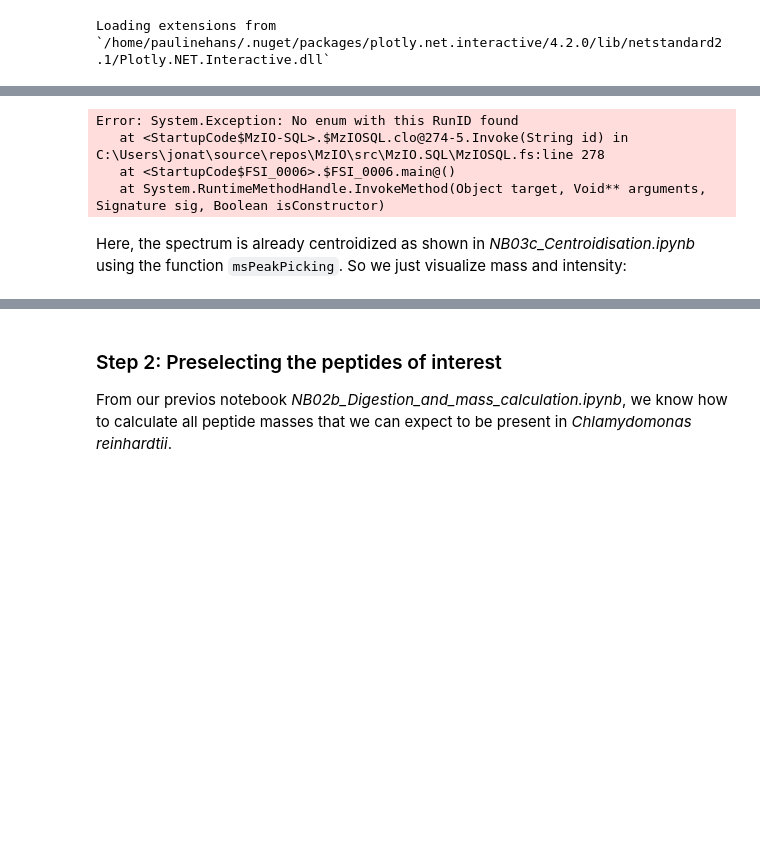
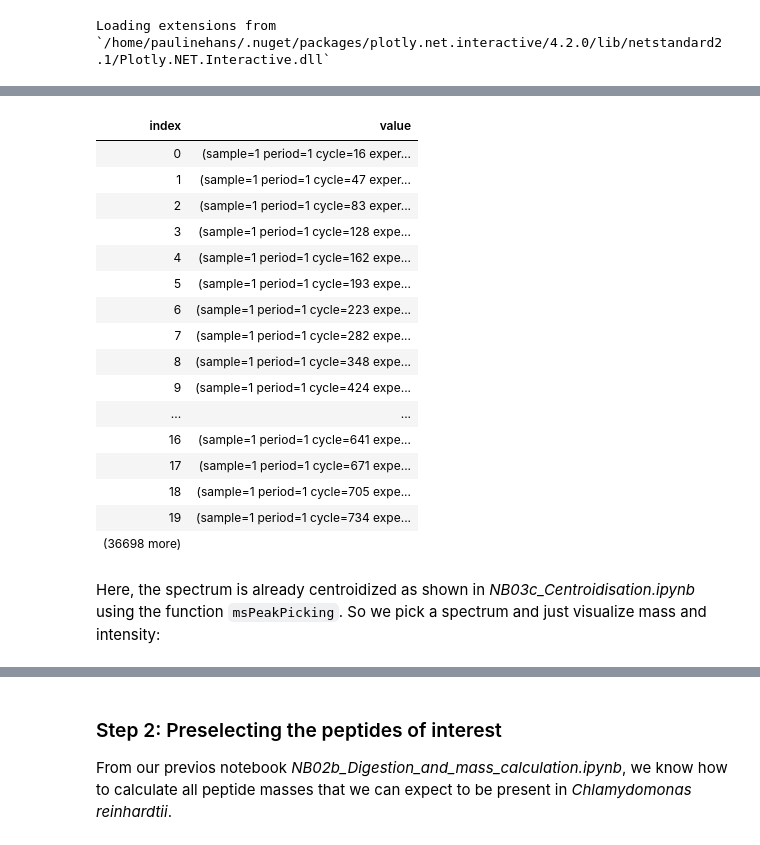
Before and after one commit to paulineHans/BIO-BTE-06-L-7, a Jupyter notebook: Notebooks/NB04b_Peptide_Identification.ipynb, the cells around one changed output, grey strips where cells are left out. Saved outputs shown, nothing was run; the diff lists cells and outputs as text; code cells hidden in the pictures; blank space fills up the shorter version.

```diff
--- a/Notebooks/NB04b_Peptide_Identification.ipynb
+++ b/Notebooks/NB04b_Peptide_Identification.ipynb
@@ -141,51 +141,66 @@ type ms =
 
 //read in mzmlite
 let directory = __SOURCE_DIRECTORY__
-let path = Path.Combine[|directory;"Notebooks/downloads/WC_Gr3_UV64.mzlite"|]
+let path = Path.Combine[|directory;"downloads/WC_Gr3_UV64 2.mzlite"|]
 
 //set up connection between file and SQL database
 let runID = "sample=0"
-let mzReader = new MzIO.MzSQL.MzSQL(path)
-let peaksReader = new MzIO.MzSQL.MzSQL(path)
+let mzReader = new MzIO.MzSQL.MzSQL(path)       // spectrum metadata reader
+let peaksReader = new MzIO.MzSQL.MzSQL(path)    // peak data reader (m/z + intensity)
 let cn = mzReader.Open()
 let cn2 = peaksReader.Open()
 let transaction = mzReader.BeginTransaction()
 
 
 
-//function that returns all nessecary information we need, in this case m/z-ratio and intensity
+// Read all spectra in this run.
 let getMs2 = mzReader.ReadMassSpectra runID
+
+// Keep only MS2 spectra and extract the fields needed for identification.
 let extractData =
     getMs2
     |> Seq.choose (fun x ->
         match MzIO.Processing.MassSpectrum.getMsLevel x with
         | 2 ->
             Some {
                 id = x.ID
                 precursorInfo = []
                 retentiontime = MzIO.Processing.MassSpectrum.getScanTime x
                 mzIntensity =
                     PeakArray.mzIntensityArrayOf (
                         peaksReader.ReadSpectrumPeaks x.ID
                     )
             }
         | _ -> None
     )
 
     |> Seq.toArray
 
 let allInfo =
     extractData
     |> Array.map (fun x -> x.id, x.precursorInfo, x.retentiontime, x.mzIntensity)
 allInfo
 # %% [output]
-Error: System.Exception: No enum with this RunID found
-   at <StartupCode$MzIO-SQL>.$MzIOSQL.clo@274-5.Invoke(String id) in C:\Users\jonat\source\repos\MzIO\src\MzIO.SQL\MzIOSQL.fs:line 278
-   at <StartupCode$FSI_0006>.$FSI_0006.main@()
-   at System.RuntimeMethodHandle.InvokeMethod(Object target, Void** arguments, Signature sig, Boolean isConstructor)
+| index | value |
+| 0 | (sample=1 period=1 cycle=16 exper... |
+| 1 | (sample=1 period=1 cycle=47 exper... |
+| 2 | (sample=1 period=1 cycle=83 exper... |
+| 3 | (sample=1 period=1 cycle=128 expe... |
+| 4 | (sample=1 period=1 cycle=162 expe... |
+| 5 | (sample=1 period=1 cycle=193 expe... |
+| 6 | (sample=1 period=1 cycle=223 expe... |
+| 7 | (sample=1 period=1 cycle=282 expe... |
+| 8 | (sample=1 period=1 cycle=348 expe... |
+| 9 | (sample=1 period=1 cycle=424 expe... |
+| ... | ... |
+| 16 | (sample=1 period=1 cycle=641 expe... |
+| 17 | (sample=1 period=1 cycle=671 expe... |
+| 18 | (sample=1 period=1 cycle=705 expe... |
+| 19 | (sample=1 period=1 cycle=734 expe... |
+| (36698 more) |  |
 # %% [markdown]
 Here, the spectrum is already centroidized as shown in *NB03c\_Centroidisation.ipynb* using the function
-`msPeakPicking`. So we just visualize mass and intensity:
+`msPeakPicking`. So we pick a spectrum and just visualize mass and intensity:
 # %%
 // Code-Block 2
 
```
Also changed, not shown: parts of 20 cells of this notebook, 3 other files.
